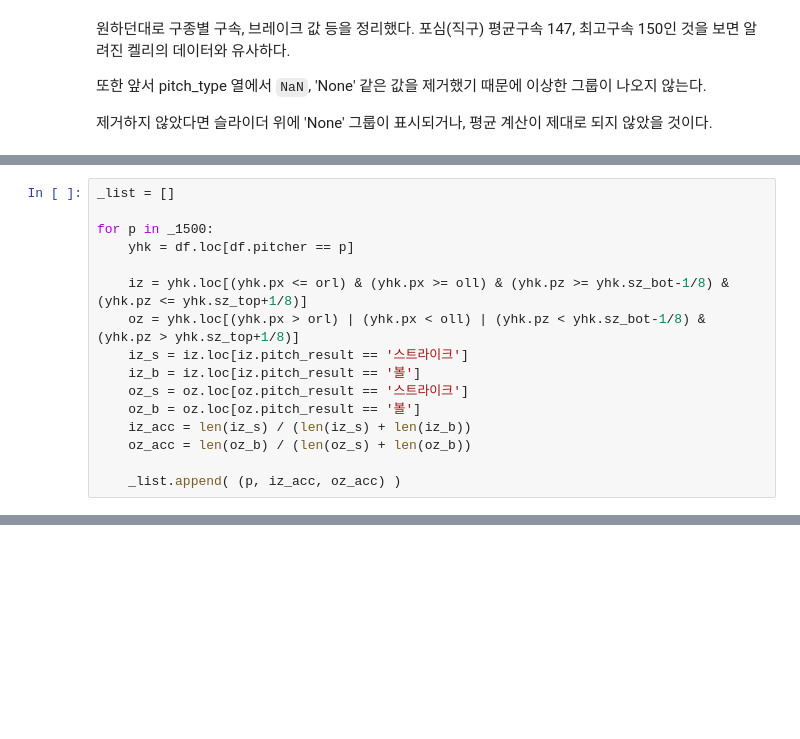
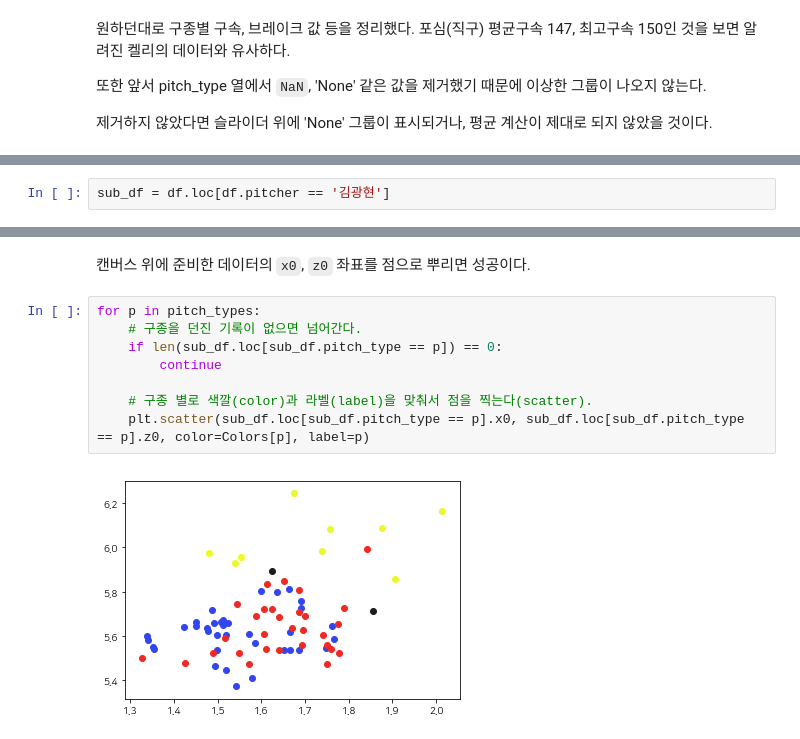
Before and after one commit to kparkk2/KBO_pbp_text_crawler, a Jupyter notebook: pfx_df.ipynb, the cells around one changed output, grey strips where cells are left out. Drawn from its saved outputs; the diff is of its cells as text; blank space fills up the shorter version.

```diff
--- a/pfx_df.ipynb
+++ b/pfx_df.ipynb
@@ -393,16 +197,0 @@ print(_1500)
-# %%
-_list = []
-
-for p in _1500:
-    yhk = df.loc[df.pitcher == p]
-
-    iz = yhk.loc[(yhk.px <= orl) & (yhk.px >= oll) & (yhk.pz >= yhk.sz_bot-1/8) & (yhk.pz <= yhk.sz_top+1/8)]
-    oz = yhk.loc[(yhk.px > orl) | (yhk.px < oll) | (yhk.pz < yhk.sz_bot-1/8) & (yhk.pz > yhk.sz_top+1/8)]
-    iz_s = iz.loc[iz.pitch_result == '스트라이크']
-    iz_b = iz.loc[iz.pitch_result == '볼']
-    oz_s = oz.loc[oz.pitch_result == '스트라이크']
-    oz_b = oz.loc[oz.pitch_result == '볼']
-    iz_acc = len(iz_s) / (len(iz_s) + len(iz_b))
-    oz_acc = len(oz_b) / (len(oz_s) + len(oz_b))
-
-    _list.append( (p, iz_acc, oz_acc) )
@@ -620,0 +312,2 @@ for pitch in pitch_types:
+# %%
+sub_df = df.loc[df.pitcher == '김광현']
@@ -620,0 +328,12 @@ for pitch in pitch_types:
+# %% [markdown]
+캔버스 위에 준비한 데이터의 `x0`, `z0` 좌표를 점으로 뿌리면 성공이다.
+# %%
+for p in pitch_types:
+    # 구종을 던진 기록이 없으면 넘어간다.
+    if len(sub_df.loc[sub_df.pitch_type == p]) == 0:
+        continue
+
+    # 구종 별로 색깔(color)과 라벨(label)을 맞춰서 점을 찍는다(scatter).
+    plt.scatter(sub_df.loc[sub_df.pitch_type == p].x0, sub_df.loc[sub_df.pitch_type == p].z0, color=Colors[p], label=p)
+# %% [output]
+[figure, added]
```
Also changed, not shown: parts of 48 cells of this notebook, 1 other file.
